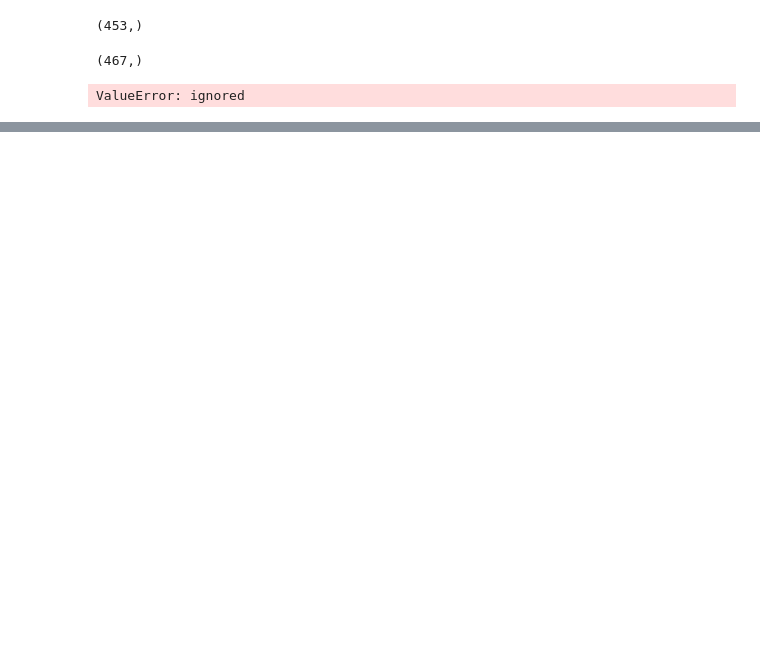
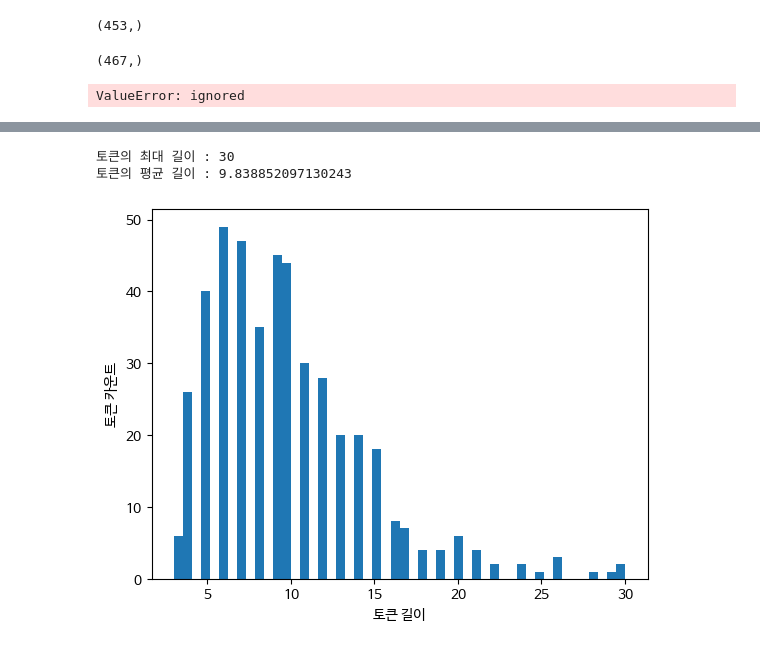
Before and after one commit to magnetclip/kyobonlp, a Jupyter notebook: word2vec.ipynb, the cells around one changed output, grey strips where cells are left out. Cells and saved outputs as stored; diff of their text form; code cells hidden in the pictures; blank space fills up the shorter version.

Commit message:
commit similarity word2vec.ipynb

```diff
--- a/word2vec.ipynb
+++ b/word2vec.ipynb
@@ -244,0 +296,11 @@ skipgram_model.wv.similar_by_word('예산')
+# %%
+# skip-gram model
+from gensim.models import Word2Vec
+# 파라메터 설명(https://radimrehurek.com/gensim/models/word2vec.html)
+#sentences : 학습에 사용될 문장들 혹은 토크나이징 된 문장들
+#vector_size : 벡터의 차원(크기)
+#window : 모델이 단어의 관계성을 따지는 window 크기
+#min_count : 이 횟수 이하로 언급된 단어는 제외함
+#sg : 1일 때 skip-gram, 그 외에는 CBOW
+skipgram_model = Word2Vec(sentences = X_train['tokens'], vector_size = 30, window = 5, min_count = 3, sg = 1)  # default alpha = 0.025
+skipgram_model.wv.similar_by_word('예산')
@@ -497,0 +737,21 @@ ValueError: ignored
+# %%
+from tqdm import tqdm
+import ipdb  # ; ipdb.set_trace()
+
+# 4) tokenization, stemming + remove stop words
+# stop words definition
+stopwords = ['의','가','이','은','들','는','좀','잘','걍','과','도','를','으로','자','에','와','한','하다']
+
+# 형태소 분석기 OKT를 사용한 토큰화 작업 (다소 시간 소요)
+tokenizer = Okt()
+tokenized_data = []
+
+for sentence in tqdm(train_data['text']):
+    # ipdb.set_trace()
+    tokenized_sentence = tokenizer.morphs(sentence, stem=True) # 토큰화
+    stopwords_removed_sentence = [word for word in tokenized_sentence if not word in stopwords] # 불용어 제거
+    tokenized_data.append(stopwords_removed_sentence)
+    # print("stopwords_removed_sentence : ", stopwords_removed_sentence)
+
+train_data['tokens'] = tokenized_data
+# train_data.iloc[410:]
@@ -497,0 +764,16 @@ ValueError: ignored
+# %%
+# 길이 분포 시각화 확인
+import matplotlib.pyplot as plt
+
+plt.rc('font', family='NanumBarunGothic')
+
+print('토큰의 최대 길이 :',max(len(tokens) for tokens in tokenized_data))
+print('토큰의 평균 길이 :',sum(map(len, tokenized_data))/len(tokenized_data))
+plt.hist([len(tokens) for tokens in tokenized_data], bins=50)
+plt.xlabel('토큰 길이')
+plt.ylabel('토큰 카운트')
+plt.show()
+# %% [output]
+토큰의 최대 길이 : 30
+토큰의 평균 길이 : 9.838852097130243
+[figure, added]
```
Also changed, not shown: parts of 55 cells of this notebook, 2 other files.
